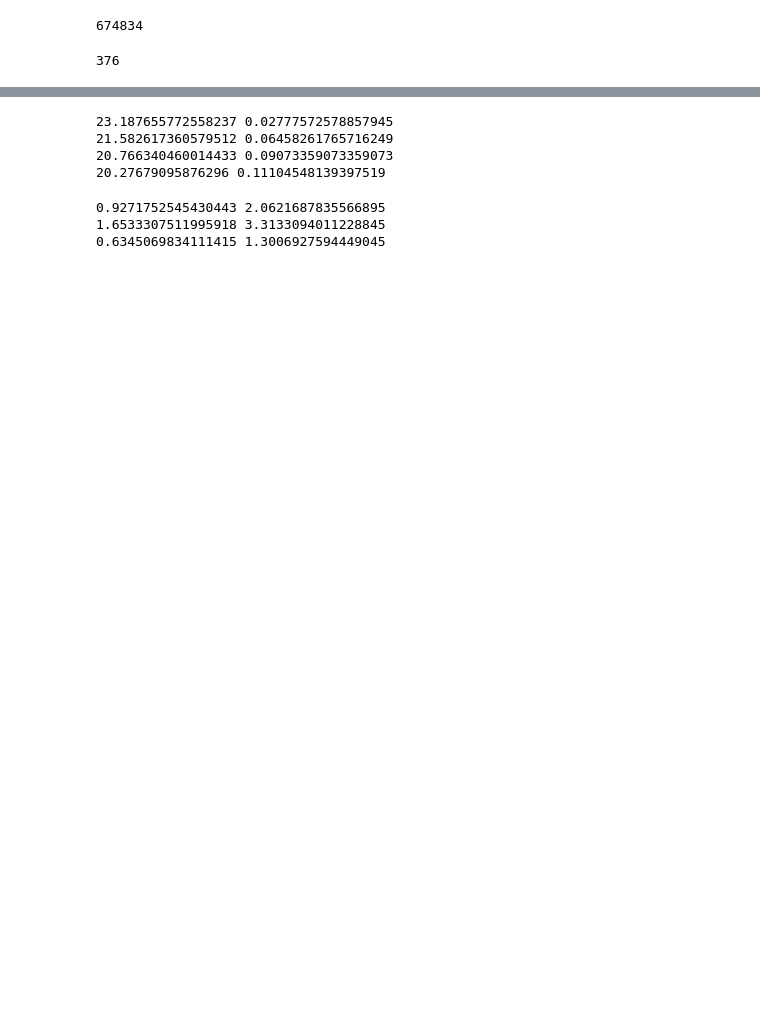
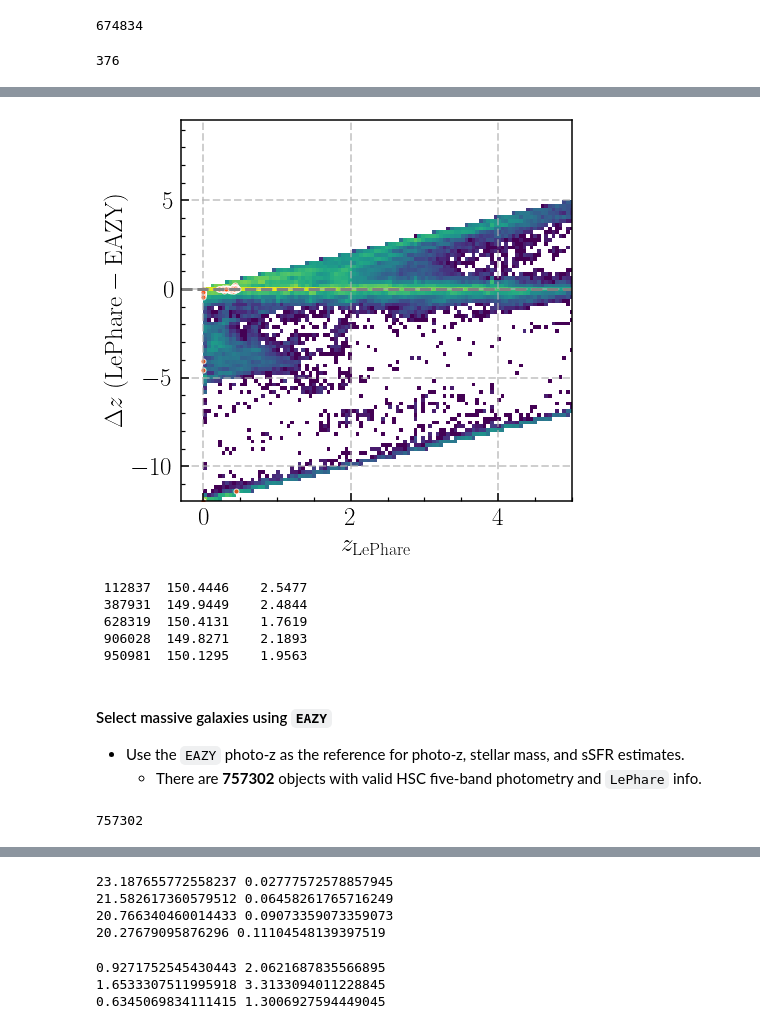
Before and after one commit to dr-guangtou/damascus, a Jupyter notebook: note/cosmos2020/cosmos2020_color_magnitude.ipynb, the cells around one changed output, grey strips where cells are left out. Saved outputs shown, nothing was run; the diff lists cells and outputs as text; code cells hidden in the pictures; blank space fills up the shorter version.

```diff
--- a/note/cosmos2020/cosmos2020_color_magnitude.ipynb
+++ b/note/cosmos2020/cosmos2020_color_magnitude.ipynb
@@ -219,0 +339,55 @@ print(len(c20_lowz_massive))
+# %%
+fig = plt.figure(figsize=(7, 7))
+ax = plt.subplot(111)
+
+ez_mask = c20_valid['ez_z_phot'] > 0
+
+# 2-D histogram
+ax.hist2d(
+    c20_valid_lp['lp_zBEST'][ez_mask], c20_valid_lp['lp_zBEST'][ez_mask] - c20_valid['ez_z_phot'][ez_mask],
+    bins=(200, 100), cmin=1, cmap='viridis', norm=mpl.colors.LogNorm())
+
+ax.scatter(
+    c20_lowz_massive['lp_zBEST'], c20_lowz_massive['lp_zBEST'] - c20_lowz_massive['ez_z_phot'],
+    s=25, facecolor='orangered', edgecolor='w', alpha=0.8
+)
+
+ax.axhline(0.0, linestyle='--', linewidth=3.0, c='grey')
+ax.grid(linestyle='--', linewidth=2, alpha=0.6)
+
+_ = ax.set_xlim(-0.3, 5.0)
+#_ = ax.set_ylim(-2.9, 4.5)
+
+_ = ax.set_xlabel(r'$z_{\rm LePhare}$', fontsize=25)
+_ = ax.set_ylabel(r'$\Delta z\ (\rm LePhare - EAZY)$', fontsize=25)
+# %% [output]
+[figure, added]
+# %%
+temp = c20_lowz_massive[(c20_lowz_massive['lp_zBEST'] - c20_lowz_massive['ez_z_phot']) < -1.0]
+
+_ = [print("{:7d}  {:8.4f}  {:8.4f}".format(obj['ID'], obj['ra'], obj['dec'])) for obj in temp]
+# %% [output]
+ 112837  150.4446    2.5477
+ 387931  149.9449    2.4844
+ 628319  150.4131    1.7619
+ 906028  149.8271    2.1893
+ 950981  150.1295    1.9563
+# %% [markdown]
+#### Select massive galaxies using `EAZY`
+
+- Use the `EAZY` photo-z as the reference for photo-z, stellar mass, and sSFR estimates.
+    - There are **757302** objects with valid HSC five-band photometry and `LePhare` info.
+# %%
+c20_valid = c20_hsc[
+    np.isfinite(c20_hsc['ez_z_phot']) & np.isfinite(c20_hsc['ez_mass']) &
+    np.isfinite(c20_hsc['ez_sfr']) & np.isfinite(c20_hsc['ez_ssfr_p500']) &
+    np.isfinite(c20_hsc['HSC_g_MAG']) & np.isfinite(c20_hsc['HSC_g_MAGERR']) &
+    np.isfinite(c20_hsc['HSC_r_MAG']) & np.isfinite(c20_hsc['HSC_r_MAGERR']) &
+    np.isfinite(c20_hsc['HSC_i_MAG']) & np.isfinite(c20_hsc['HSC_i_MAGERR']) &
+    np.isfinite(c20_hsc['HSC_z_MAG']) & np.isfinite(c20_hsc['HSC_z_MAGERR']) &
+    np.isfinite(c20_hsc['HSC_y_MAG']) & np.isfinite(c20_hsc['HSC_y_MAGERR'])
+]
+
+print(len(c20_valid))
+# %% [output]
+757302
```
Also changed, not shown: parts of 55 cells of this notebook.
